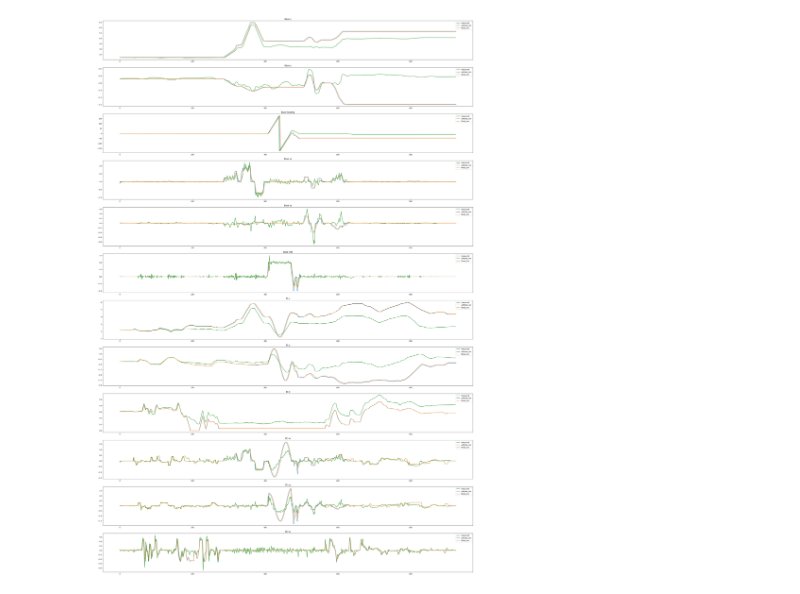
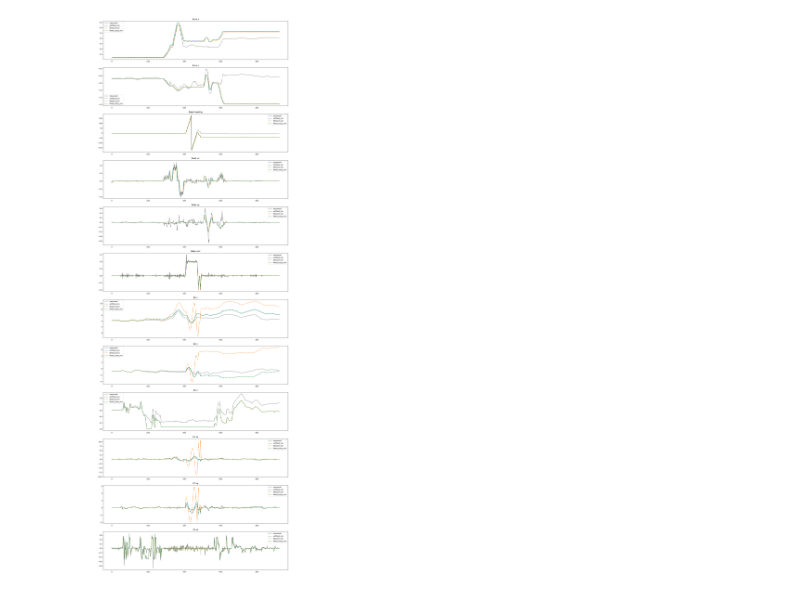
Before and after one commit to benjirer/active-learning-dynamics, a Jupyter notebook: alrd/spot_simulator/trajectory_analysis.ipynb, the cells around one changed output. Saved outputs shown, nothing was run; the diff lists cells and outputs as text; code cells hidden in the pictures.

```diff
--- a/alrd/spot_simulator/trajectory_analysis.ipynb
+++ b/alrd/spot_simulator/trajectory_analysis.ipynb
@@ -36,7 +36,8 @@ measured_actions = np.array([s.action for s in states])
 # load simlauted trajectory data
 file_paths = {
     "unfitted": "/home/bhoffman/Documents/MT FS24/active-learning-dynamics/alrd/spot_simulator/generated_trajectories/trajectory_20240807-175628.pickle",
-    "fitted": "/home/bhoffman/Documents/MT FS24/active-learning-dynamics/alrd/spot_simulator/generated_trajectories/trajectory_20240809-105352.pickle",
+    "fitted_tf": "/home/bhoffman/Documents/MT FS24/active-learning-dynamics/alrd/spot_simulator/generated_trajectories/trajectory_tf_20240813-151404.pickle",
+    "fitted_scipy": "/home/bhoffman/Documents/MT FS24/active-learning-dynamics/alrd/spot_simulator/generated_trajectories/trajectory_scipy_20240813-144211.pickle"
 }
 data_sets = {}
 for key, path in file_paths.items():
@@ -72,71 +73,71 @@ for key, path in file_paths.items():
     }
 
 # plot and label
-fig, axs = plt.subplots(12, 1, figsize=(40, 60))
+fig, axs = plt.subplots(12, 1, figsize=(20, 60))
 
 # base positions
-axs[0].plot(measured_body_positions[:,0], label="measured", color="green")
-axs[1].plot(measured_body_positions[:,1], label="measured", color="green")
-axs[2].plot(measured_body_headings, label="measured", color="green")
+axs[0].plot(measured_body_positions[:,0], label="measured", color="grey")
+axs[1].plot(measured_body_positions[:,1], label="measured", color="grey")
+axs[2].plot(measured_body_headings, label="measured", color="grey")
 for key, data in data_sets.items():
-    axs[0].plot(data["base_x"], label=key + "_sim")
-    axs[1].plot(data["base_y"], label=key + "_sim")
-    axs[2].plot(np.rad2deg(data["heading"]), label=key + "_sim")
+    axs[0].plot(data["base_x"], label=key + "_sim", linestyle="--")
+    axs[1].plot(data["base_y"], label=key + "_sim", linestyle="--")
+    axs[2].plot(np.rad2deg(data["heading"]), label=key + "_sim", linestyle="--")
 
 # base velocities
-axs[3].plot(measured_body_velocities[:,0], label="measured", color="green")
-axs[4].plot(measured_body_velocities[:,1], label="measured", color="green")
-axs[5].plot(measured_body_velocities[:,5], label="measured", color="green")
+axs[3].plot(measured_body_velocities[:,0], label="measured", color="grey")
+axs[4].plot(measured_body_velocities[:,1], label="measured", color="grey")
+axs[5].plot(measured_body_velocities[:,5], label="measured", color="grey")
 for key, data in data_sets.items():
-    axs[3].plot(data["base_vx"], label=key + "_sim")
-    axs[4].plot(data["base_vy"], label=key + "_sim")
-    axs[5].plot(data["base_vrot"], label=key + "_sim")
+    axs[3].plot(data["base_vx"], label=key + "_sim", linestyle="--")
+    axs[4].plot(data["base_vy"], label=key + "_sim", linestyle="--")
+    axs[5].plot(data["base_vrot"], label=key + "_sim", linestyle="--")
 
 
 # end effector positions
-axs[6].plot(measured_ee_positions[:,0], label="measured", color="green")
-axs[7].plot(measured_ee_positions[:,1], label="measured", color="green")
-axs[8].plot(measured_ee_positions[:,2], label="measured", color="green")
+axs[6].plot(measured_ee_positions[:,0], label="measured", color="grey")
+axs[7].plot(measured_ee_positions[:,1], label="measured", color="grey")
+axs[8].plot(measured_ee_positions[:,2], label="measured", color="grey")
 for key, data in data_sets.items():
-    axs[6].plot(data["ee_x"], label=key + "_sim")
-    axs[7].plot(data["ee_y"], label=key + "_sim")
-    axs[8].plot(data["ee_z"], label=key + "_sim")
+    axs[6].plot(data["ee_x"], label=key + "_sim", linestyle="--")
+    axs[7].plot(data["ee_y"], label=key + "_sim", linestyle="--")
+    axs[8].plot(data["ee_z"], label=key + "_sim", linestyle="--")
 
 # end effector velocities
-axs[9].plot(measured_ee_velocities[:,0], label="measured", color="green")
-axs[10].plot(measured_ee_velocities[:,1], label="measured", color="green")
-axs[11].plot(measured_ee_velocities[:,2], label="measured", color="green")
+axs[9].plot(measured_ee_velocities[:,0], label="measured", color="grey")
+axs[10].plot(measured_ee_velocities[:,1], label="measured", color="grey")
+axs[11].plot(measured_ee_velocities[:,2], label="measured", color="grey")
 for key, data in data_sets.items():
-    axs[9].plot(data["ee_vx"], label=key + "_sim")
-    axs[10].plot(data["ee_vy"], label=key + "_sim")
-    axs[11].plot(data["ee_vz"], label=key + "_sim")
+    axs[9].plot(data["ee_vx"], label=key + "_sim", linestyle="--")
+    axs[10].plot(data["ee_vy"], label=key + "_sim", linestyle="--")
+    axs[11].plot(data["ee_vz"], label=key + "_sim", linestyle="--")
 
 if plot_actions:
     axs[3].plot(measured_actions[:,0], label="action", color="purple", linestyle="--")
     axs[4].plot(measured_actions[:,1], label="action", color="purple", linestyle="--")
     axs[5].plot(measured_actions[:,2], label="action", color="purple", linestyle="--")
     axs[9].plot(measured_actions[:,3], label="action", color="purple", linestyle="--")
     axs[10].plot(measured_actions[:,4], label="action", color="purple", linestyle="--")
     axs[11].plot(measured_actions[:,5], label="action", color="purple", linestyle="--")
 
 for ax in axs:
     ax.legend()
 
 # add labels
 axs[0].set_title("Base x")
 axs[1].set_title("Base y")
 axs[2].set_title("Base heading")
 axs[3].set_title("Base vx")
 axs[4].set_title("Base vy")
 axs[5].set_title("Base vrot")
 axs[6].set_title("EE x")
 axs[7].set_title("EE y")
 axs[8].set_title("EE z")
 axs[9].set_title("EE vx")
 axs[10].set_title("EE vy")
 axs[11].set_title("EE vz")
 
 
 plt.show()
 # %% [output]
-[figure, old version]
+[figure, new version]
```
Also changed, not shown: 11 other files.
